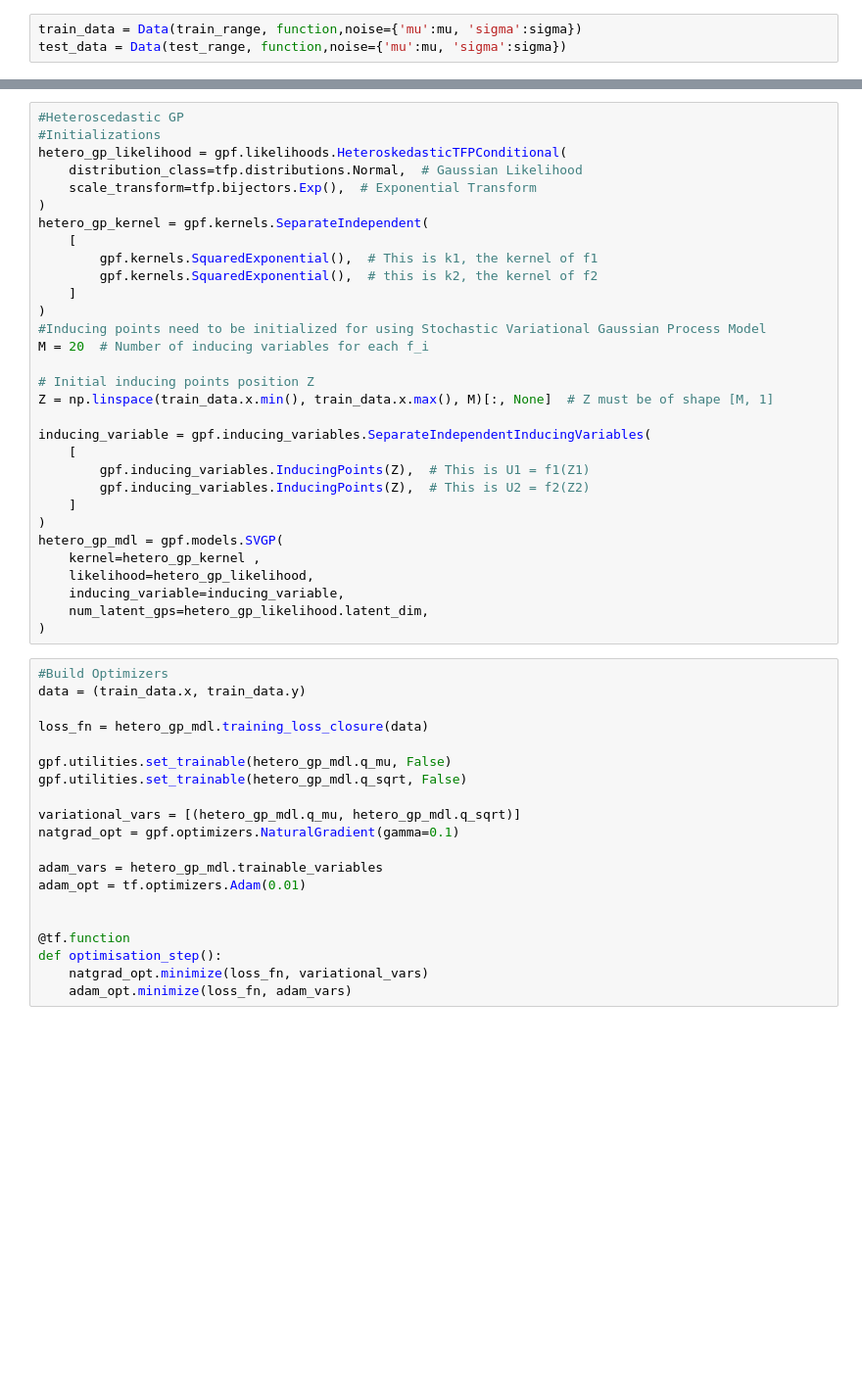
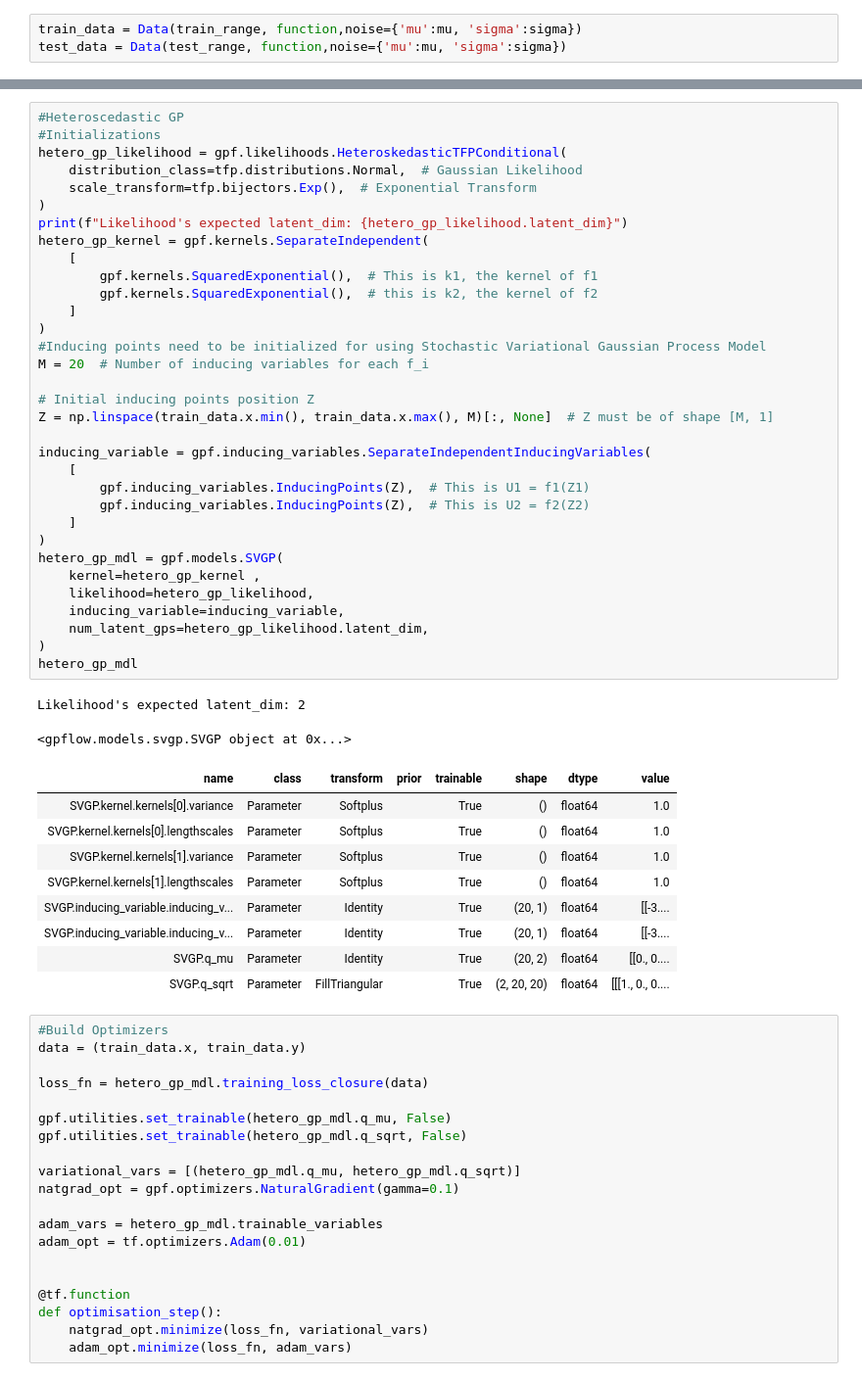
Before and after one commit to AshAswin/evidential_mcdo_adf_gp, a Jupyter notebook: GP_Regression_toydataset.ipynb, the cells around one changed output, grey strips where cells are left out. Shown at 98% size. Drawn from its saved outputs; the diff is of its cells as text; blank space fills up the shorter version.

```diff
--- a/GP_Regression_toydataset.ipynb
+++ b/GP_Regression_toydataset.ipynb
@@ -100,33 +203,47 @@ plot_results(train_data,test_data, mean, aleatoric, epistemic,limits={"x":(-5,5)
 #Heteroscedastic GP
 #Initializations
 hetero_gp_likelihood = gpf.likelihoods.HeteroskedasticTFPConditional(
     distribution_class=tfp.distributions.Normal,  # Gaussian Likelihood
     scale_transform=tfp.bijectors.Exp(),  # Exponential Transform
 )
+print(f"Likelihood's expected latent_dim: {hetero_gp_likelihood.latent_dim}")
 hetero_gp_kernel = gpf.kernels.SeparateIndependent(
     [
         gpf.kernels.SquaredExponential(),  # This is k1, the kernel of f1
         gpf.kernels.SquaredExponential(),  # this is k2, the kernel of f2
     ]
 )
 #Inducing points need to be initialized for using Stochastic Variational Gaussian Process Model
 M = 20  # Number of inducing variables for each f_i
 
 # Initial inducing points position Z
 Z = np.linspace(train_data.x.min(), train_data.x.max(), M)[:, None]  # Z must be of shape [M, 1]
 
 inducing_variable = gpf.inducing_variables.SeparateIndependentInducingVariables(
     [
         gpf.inducing_variables.InducingPoints(Z),  # This is U1 = f1(Z1)
         gpf.inducing_variables.InducingPoints(Z),  # This is U2 = f2(Z2)
     ]
 )
 hetero_gp_mdl = gpf.models.SVGP(
     kernel=hetero_gp_kernel ,
     likelihood=hetero_gp_likelihood,
     inducing_variable=inducing_variable,
     num_latent_gps=hetero_gp_likelihood.latent_dim,
 )
+hetero_gp_mdl
+# %% [output]
+Likelihood's expected latent_dim: 2
+<gpflow.models.svgp.SVGP object at 0x...>
+| name | class | transform | prior | trainable | shape | dtype | value |
+| SVGP.kernel.kernels[0].variance | Parameter | Softplus |  | True | () | float64 | 1.0 |
+| SVGP.kernel.kernels[0].lengthscales | Parameter | Softplus |  | True | () | float64 | 1.0 |
+| SVGP.kernel.kernels[1].variance | Parameter | Softplus |  | True | () | float64 | 1.0 |
+| SVGP.kernel.kernels[1].lengthscales | Parameter | Softplus |  | True | () | float64 | 1.0 |
+| SVGP.inducing_variable.inducing_v... | Parameter | Identity |  | True | (20, 1) | float64 | [[-3.... |
+| SVGP.inducing_variable.inducing_v... | Parameter | Identity |  | True | (20, 1) | float64 | [[-3.... |
+| SVGP.q_mu | Parameter | Identity |  | True | (20, 2) | float64 | [[0., 0.... |
+| SVGP.q_sqrt | Parameter | FillTriangular |  | True | (2, 20, 20) | float64 | [[[1., 0., 0.... |
 # %%
 #Build Optimizers
 data = (train_data.x, train_data.y)
```
Also changed, not shown: parts of 12 cells of this notebook.
